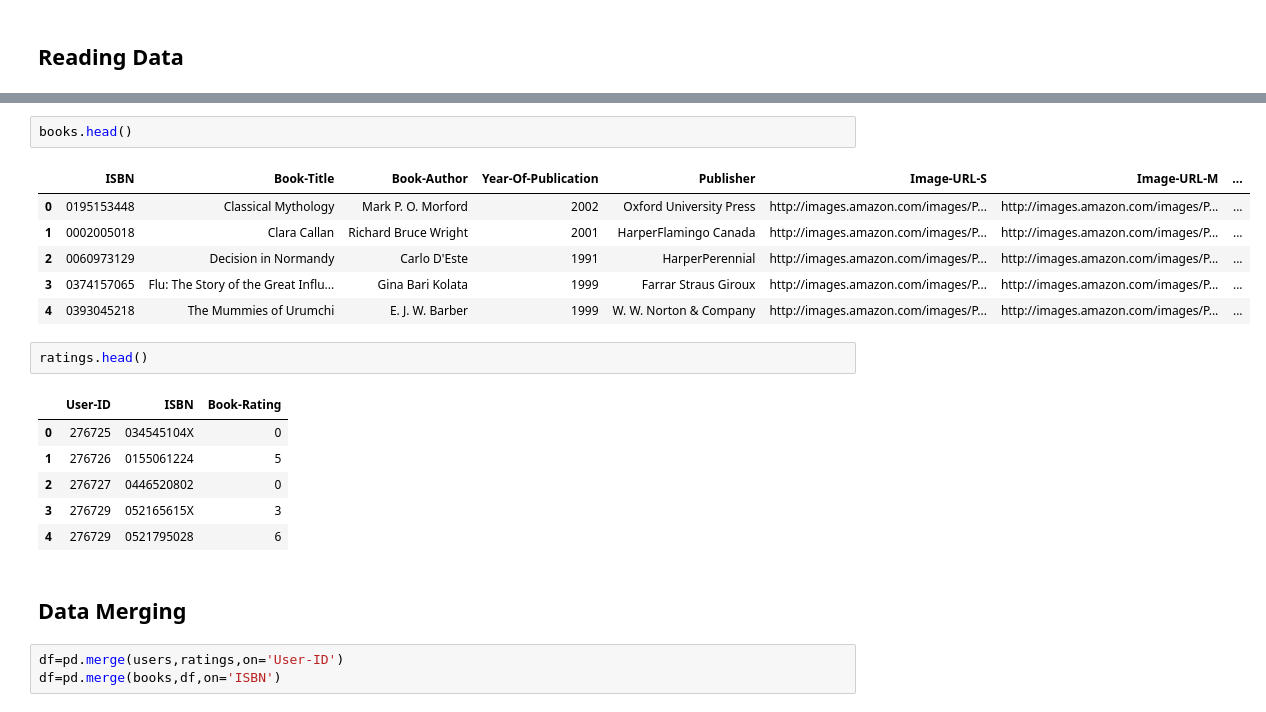
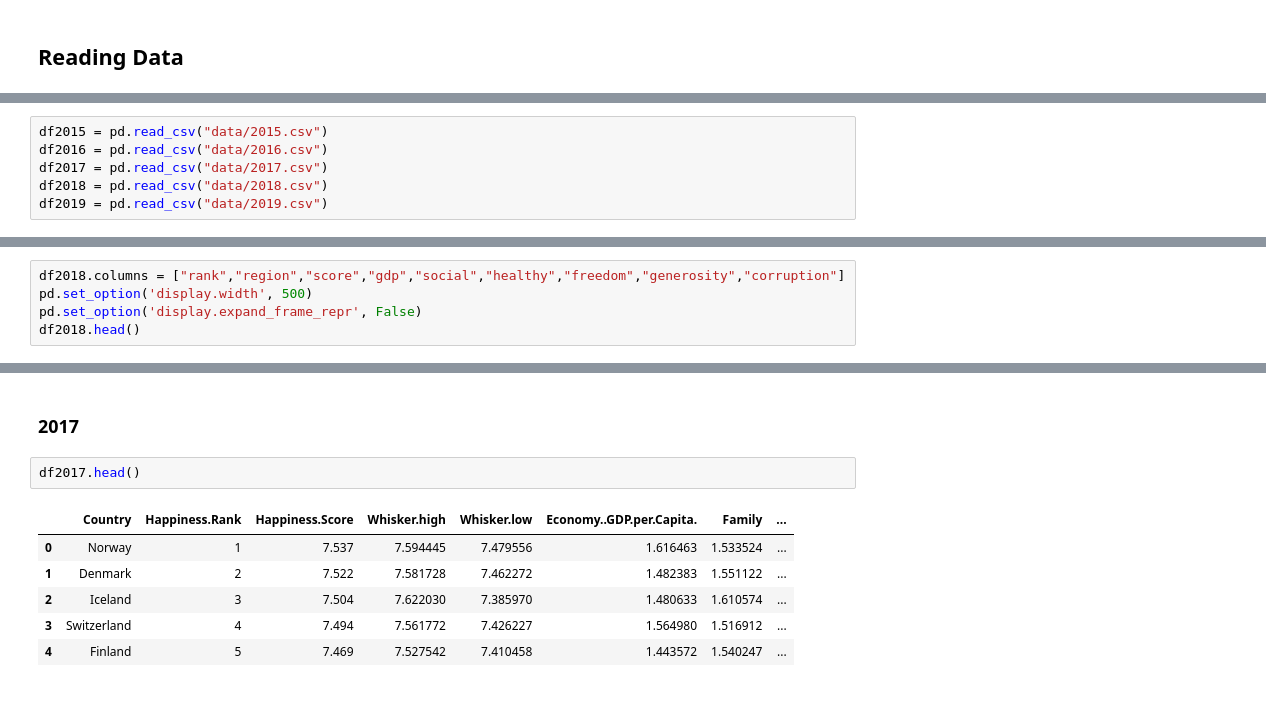
Before and after one commit to whitetark/DataAnalysisCourseWork, a Jupyter notebook: DataPreparation.ipynb, the cells around one changed output, grey strips where cells are left out. Saved outputs shown, nothing was run; the diff lists cells and outputs as text.

Commit message:
Changing Idea Process
- Dataset changed
- DataPreparation changed

```diff
--- a/DataPreparation.ipynb
+++ b/DataPreparation.ipynb
@@ -26,0 +7,6 @@ users.head(10)
+# %%
+df2015 = pd.read_csv("data/2015.csv")
+df2016 = pd.read_csv("data/2016.csv")
+df2017 = pd.read_csv("data/2017.csv")
+df2018 = pd.read_csv("data/2018.csv")
+df2019 = pd.read_csv("data/2019.csv")
@@ -26,0 +91,5 @@ users.head(10)
+# %%
+df2018.columns = ["rank","region","score","gdp","social","healthy","freedom","generosity","corruption"]
+pd.set_option('display.width', 500)
+pd.set_option('display.expand_frame_repr', False)
+df2018.head()
@@ -27,23 +103,11 @@ users.head(10)
+# %% [markdown]
+### 2017
 # %%
-books.head()
+df2017.head()
 # %% [output]
-|  | ISBN | Book-Title | Book-Author | Year-Of-Publication | Publisher | Image-URL-S | Image-URL-M | ... |
-| 0 | 0195153448 | Classical Mythology | Mark P. O. Morford | 2002 | Oxford University Press | http://images.amazon.com/images/P... | http://images.amazon.com/images/P... | ... |
-| 1 | 0002005018 | Clara Callan | Richard Bruce Wright | 2001 | HarperFlamingo Canada | http://images.amazon.com/images/P... | http://images.amazon.com/images/P... | ... |
-| 2 | 0060973129 | Decision in Normandy | Carlo D'Este | 1991 | HarperPerennial | http://images.amazon.com/images/P... | http://images.amazon.com/images/P... | ... |
-| 3 | 0374157065 | Flu: The Story of the Great Influ... | Gina Bari Kolata | 1999 | Farrar Straus Giroux | http://images.amazon.com/images/P... | http://images.amazon.com/images/P... | ... |
-| 4 | 0393045218 | The Mummies of Urumchi | E. J. W. Barber | 1999 | W. W. Norton & Company | http://images.amazon.com/images/P... | http://images.amazon.com/images/P... | ... |
+|  | Country | Happiness.Rank | Happiness.Score | Whisker.high | Whisker.low | Economy..GDP.per.Capita. | Family | ... |
+| 0 | Norway | 1 | 7.537 | 7.594445 | 7.479556 | 1.616463 | 1.533524 | ... |
+| 1 | Denmark | 2 | 7.522 | 7.581728 | 7.462272 | 1.482383 | 1.551122 | ... |
+| 2 | Iceland | 3 | 7.504 | 7.622030 | 7.385970 | 1.480633 | 1.610574 | ... |
+| 3 | Switzerland | 4 | 7.494 | 7.561772 | 7.426227 | 1.564980 | 1.516912 | ... |
+| 4 | Finland | 5 | 7.469 | 7.527542 | 7.410458 | 1.443572 | 1.540247 | ... |
-# %%
-ratings.head()
-# %% [output]
-|  | User-ID | ISBN | Book-Rating |
-| 0 | 276725 | 034545104X | 0 |
-| 1 | 276726 | 0155061224 | 5 |
-| 2 | 276727 | 0446520802 | 0 |
-| 3 | 276729 | 052165615X | 3 |
-| 4 | 276729 | 0521795028 | 6 |
-# %% [markdown]
-## Data Merging
-# %%
-df=pd.merge(users,ratings,on='User-ID')
-df=pd.merge(books,df,on='ISBN')
```
Also changed, not shown: parts of 56 cells of this notebook, 10 other files.
